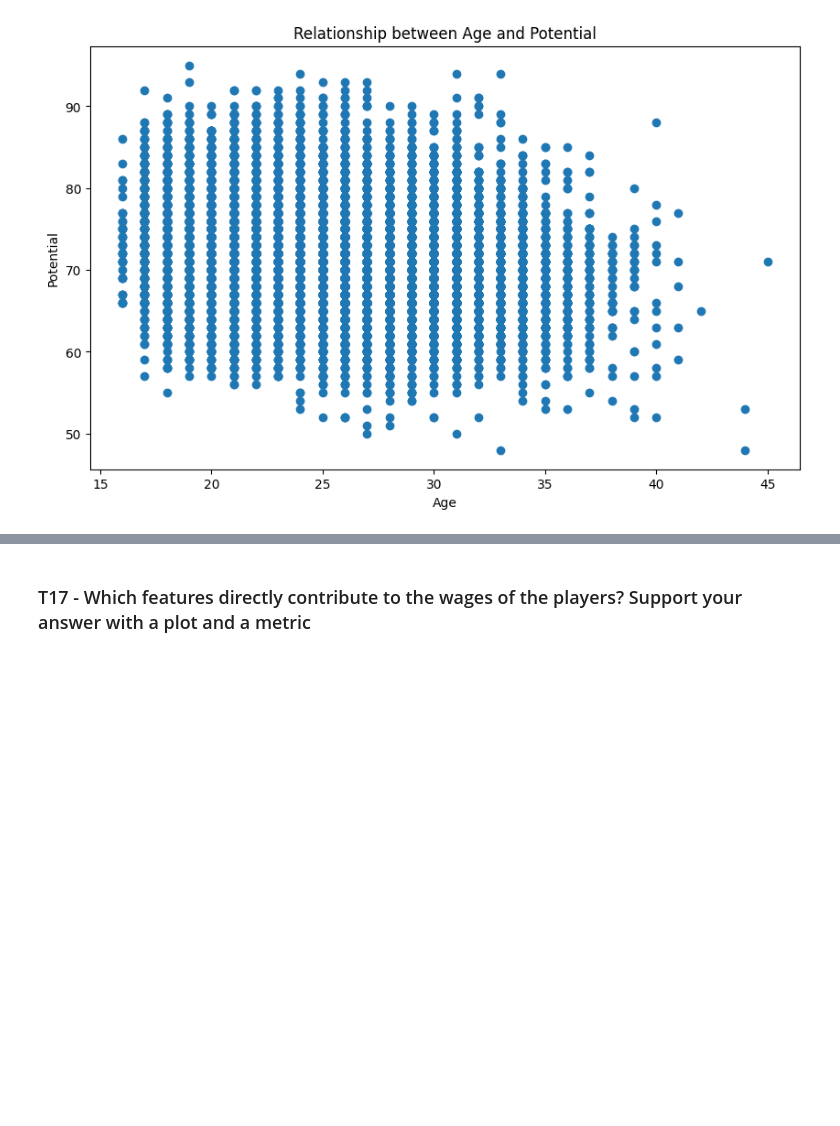
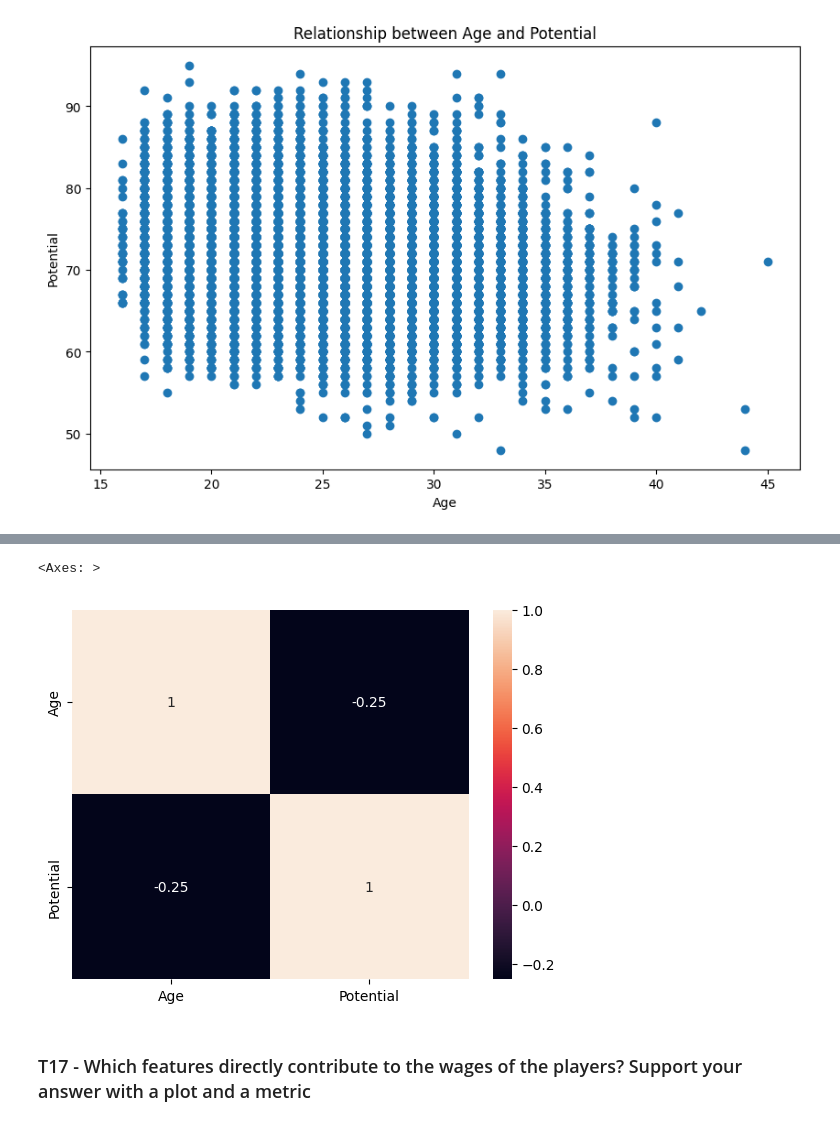
Before and after one commit to harihargithub/proj_python_G2B3_due_110224, a Jupyter notebook: gl_united_fc_final.ipynb, the cells around one changed output, grey strips where cells are left out. Cells and saved outputs as stored; diff of their text form; code cells hidden in the pictures; blank space fills up the shorter version.

```diff
--- a/gl_united_fc_final.ipynb
+++ b/gl_united_fc_final.ipynb
@@ -1014,3 +1048,13 @@ fig.show()
+# %%
+import seaborn as sns
+
+correlation_matrix = df_gl[['Age', 'Potential']].corr()
+sns.heatmap(correlation_matrix, annot=True)
+
+# The correlation matrix shows that the correlation between 'Age' and 'Potential' is -0.25. The correlation is negative, which means that as 'Age' increases, 'Potential' tends to decrease. The correlation is weak as the value is close to 0.
+# %% [output]
+<Axes: >
+[figure, added]
 # %% [markdown]
 ### T17 - Which features directly contribute to the wages of the players? Support your answer with a plot and a metric
 # %%
```
Also changed, not shown: parts of 5 cells of this notebook.
